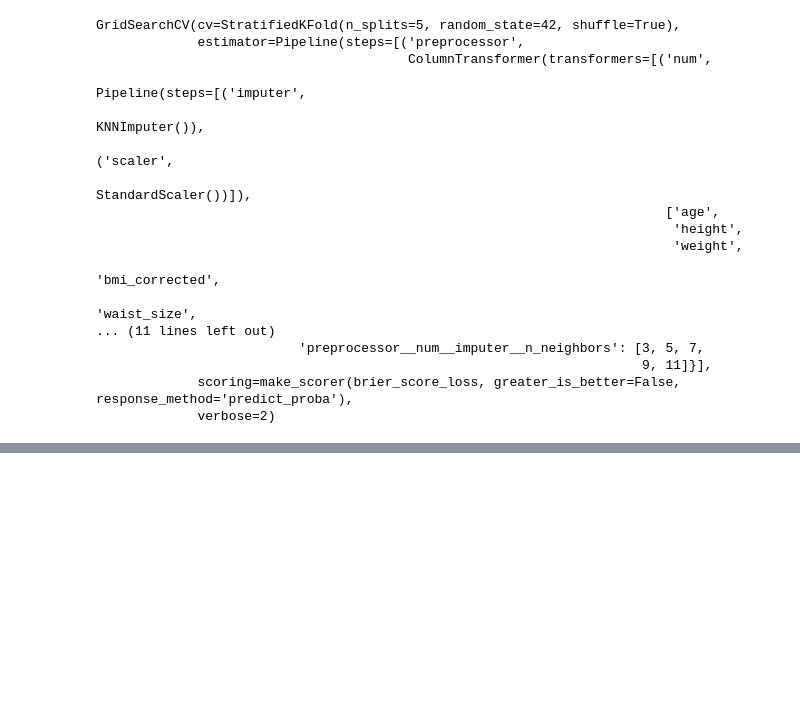
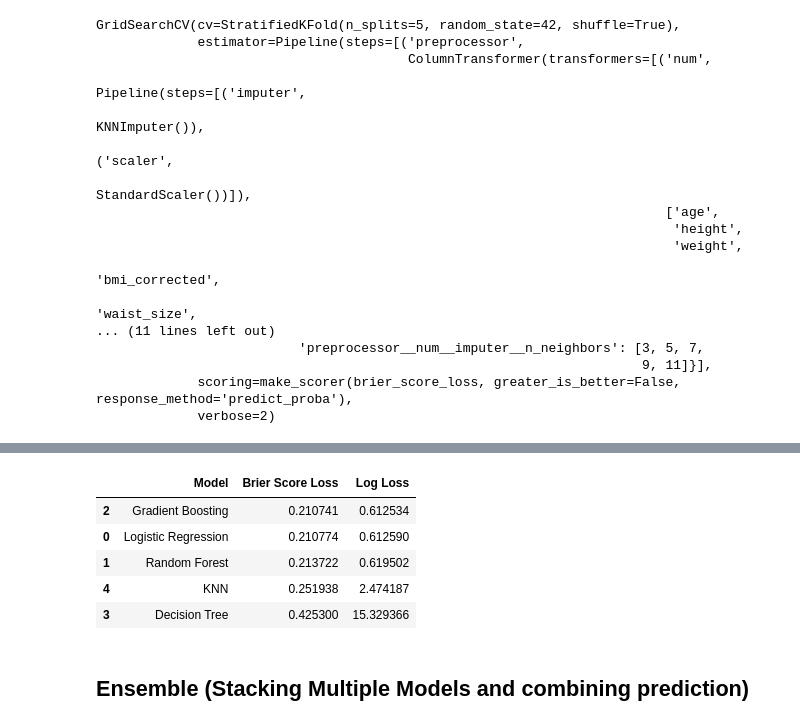
Before and after one commit to ISYE7406-Fall2025/Health_Lifestyle_ML, a Jupyter notebook: Modeling/modeling.ipynb, the cells around one changed output, grey strips where cells are left out. Saved outputs shown, nothing was run; the diff lists cells and outputs as text; code cells hidden in the pictures; blank space fills up the shorter version.

```diff
--- a/Modeling/modeling.ipynb
+++ b/Modeling/modeling.ipynb
@@ -206,0 +268,30 @@ params_df.head()
+# %%
+## Train models and append results (Full size)
+
+results = []
+
+for model, pipeline in tqdm(models.items(), desc="Training Models"):
+    pipeline.fit(X_train, y_train)
+    y_pred_prob = pipeline.predict_proba(X_test)[:, 1]   ## class 1 is diseased
+
+    brier = brier_score_loss(y_test, y_pred_prob)
+    logloss = log_loss(y_test, y_pred_prob)
+
+    results.append({
+        'Model': model,
+        'Brier Score Loss': brier,
+        'Log Loss': logloss
+    })
+
+results_df = pd.DataFrame(results).sort_values(by='Log Loss')
+results_df.to_csv('../Data/preliminaryFullResults.csv', index=False)
+results_df
+# %% [output]
+|  | Model | Brier Score Loss | Log Loss |
+| 2 | Gradient Boosting | 0.210741 | 0.612534 |
+| 0 | Logistic Regression | 0.210774 | 0.612590 |
+| 1 | Random Forest | 0.213722 | 0.619502 |
+| 4 | KNN | 0.251938 | 2.474187 |
+| 3 | Decision Tree | 0.425300 | 15.329366 |
+# %% [markdown]
+## Ensemble (Stacking Multiple Models and combining prediction)
```
Also changed, not shown: parts of 13 cells of this notebook.
